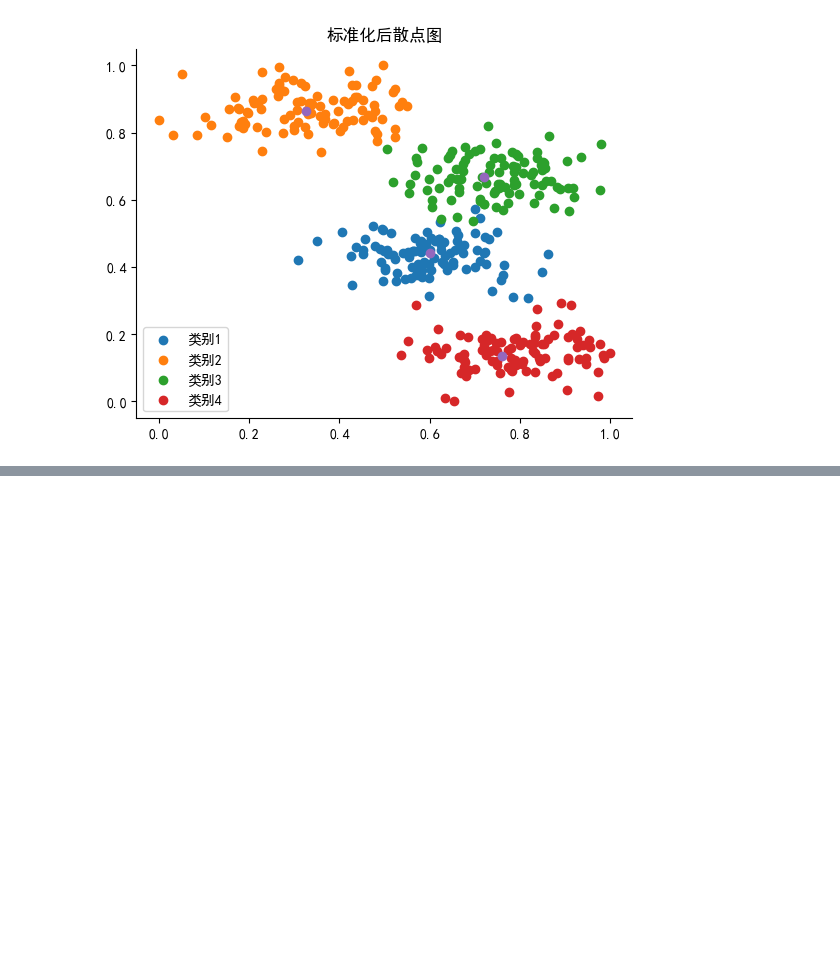
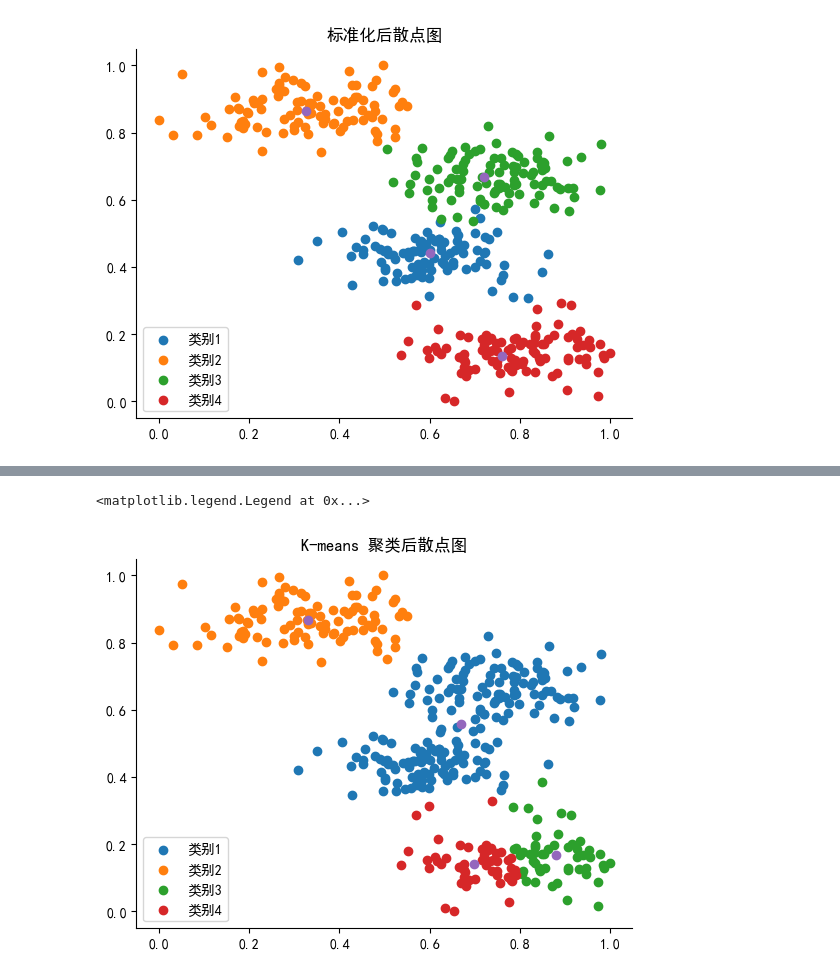
Before and after one commit to a2htray/tutorial-set, a Jupyter notebook: ml/cluster-performance-indicator.ipynb, the cells around one changed output, grey strips where cells are left out. Drawn from its saved outputs; the diff is of its cells as text; code cells hidden in the pictures; blank space fills up the shorter version.

```diff
--- a/ml/cluster-performance-indicator.ipynb
+++ b/ml/cluster-performance-indicator.ipynb
@@ -42,0 +114,12 @@ ax.legend()
+# %%
+ax = plt.subplot()
+for i in range(n_classes):
+    ax.scatter(x=scaled_x[final_classes==i][:,0], y=scaled_x[final_classes==i][:,1], label=classnames[i])
+
+ax.scatter(kmeans_centers[:,0], kmeans_centers[:,1])
+ax.set_title('K-means 聚类后散点图')
+ax.spines[['top', 'right']].set_visible(False)
+ax.legend()
+# %% [output]
+<matplotlib.legend.Legend at 0x...>
+[figure, added]
```
Also changed, not shown: parts of 6 cells of this notebook.
